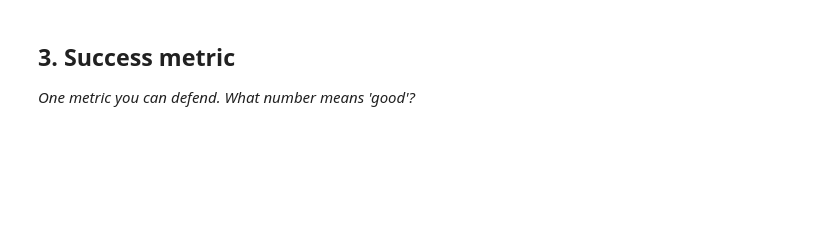
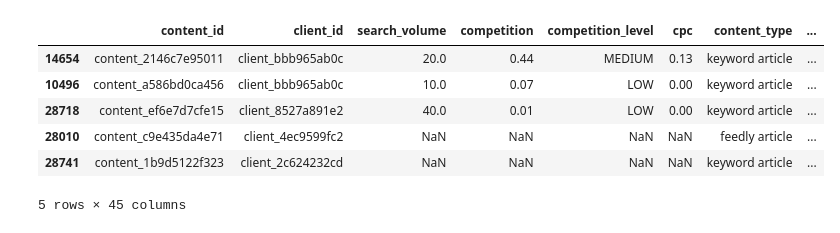
Before and after one commit to Vaibhavrajput326/flyrank.ai, a Jupyter notebook: work/notebooks/w02_ml_task_framing.ipynb, the cells around one changed output. Saved outputs shown, nothing was run; the diff lists cells and outputs as text; code cells hidden in the pictures; blank space fills up the shorter version.

```diff
--- a/work/notebooks/w02_ml_task_framing.ipynb
+++ b/work/notebooks/w02_ml_task_framing.ipynb
@@ -20,7 +150,12 @@ This skeleton is yours to fill. Work the sections **in order** — each one has
 # %%
 # This cell is for CODE (numbers, a query, a check).
 # Write your text answer in the cell ABOVE this one — typing sentences here breaks Run All.
+df.sample(5)
+# %% [output]
+|  | content_id | client_id | search_volume | competition | competition_level | cpc | content_type | ... |
+| 14654 | content_2146c7e95011 | client_bbb965ab0c | 20.0 | 0.44 | MEDIUM | 0.13 | keyword article | ... |
+| 10496 | content_a586bd0ca456 | client_bbb965ab0c | 10.0 | 0.07 | LOW | 0.00 | keyword article | ... |
+| 28718 | content_ef6e7d7cfe15 | client_8527a891e2 | 40.0 | 0.01 | LOW | 0.00 | keyword article | ... |
+| 28010 | content_c9e435da4e71 | client_4ec9599fc2 | NaN | NaN | NaN | NaN | feedly article | ... |
+| 28741 | content_1b9d5122f323 | client_2c624232cd | NaN | NaN | NaN | NaN | keyword article | ... |
+5 rows × 45 columns
-# %% [markdown]
-## 3. Success metric
-
-*One metric you can defend. What number means 'good'?*
```
Also changed, not shown: parts of 17 cells of this notebook.
